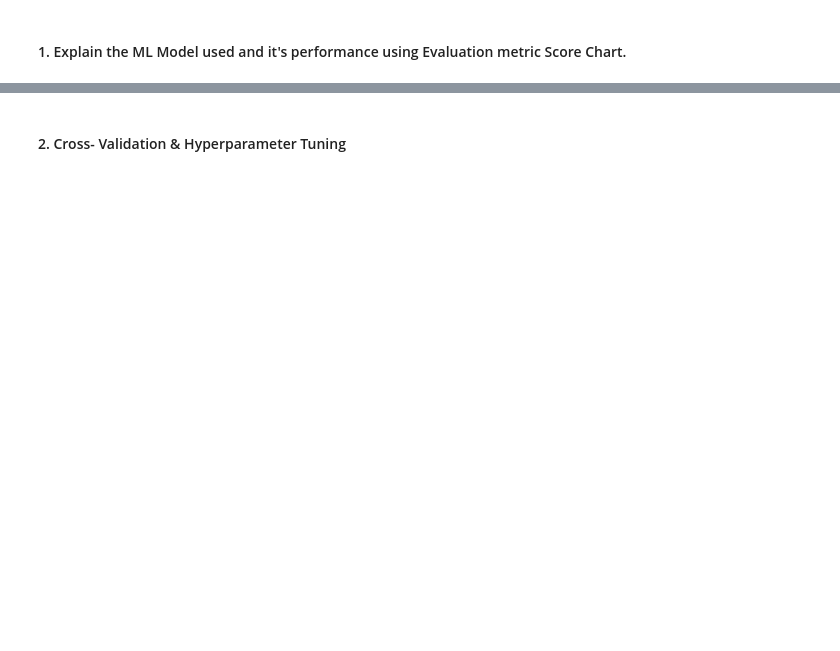
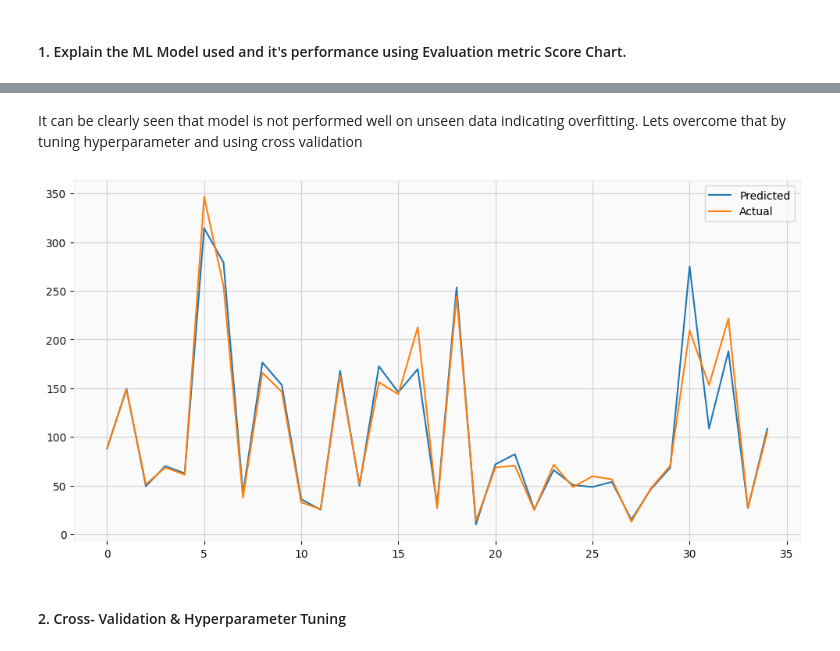
Before and after one commit to piyushbg/Yes-Bank-Stock-Closing-Price-Prediction, a Jupyter notebook: Yes_Bank_Stock_Closing_Price_Prediction.ipynb, the cells around one changed output, grey strips where cells are left out. Saved outputs shown, nothing was run; the diff lists cells and outputs as text; code cells hidden in the pictures; blank space fills up the shorter version.

```diff
--- a/Yes_Bank_Stock_Closing_Price_Prediction.ipynb
+++ b/Yes_Bank_Stock_Closing_Price_Prediction.ipynb
@@ -1789,0 +1798,10 @@ Model has improved compared to previous models, as it is producing leat MAE, and
+# %%
+# ML Model - 2 Implementation
+rf = RandomForestRegressor()
+
+# Fit the Algorithm
+rf.fit(x_train,y_train)
+
+# Predict on the model
+y_pred_train_rf =rf.predict(x_train)
+y_pred_test_rf =rf.predict(x_test)
@@ -1790,2 +1856,12 @@ Model has improved compared to previous models, as it is producing leat MAE, and
+# %% [markdown]
+It can be clearly seen that model is not performed well on unseen data indicating overfitting. Lets overcome that by tuning hyperparameter and using cross validation
+# %%
+plt.figure(figsize=(12,6))
+plt.plot(np.array(10**y_test))
+plt.plot(10**((y_pred_test_rf)))
+plt.legend(["Predicted","Actual"])
+plt.show()
+# %% [output]
+[figure, added]
 # %% [markdown]
 #### 2. Cross- Validation & Hyperparameter Tuning
```
Also changed, not shown: parts of 44 cells of this notebook.
